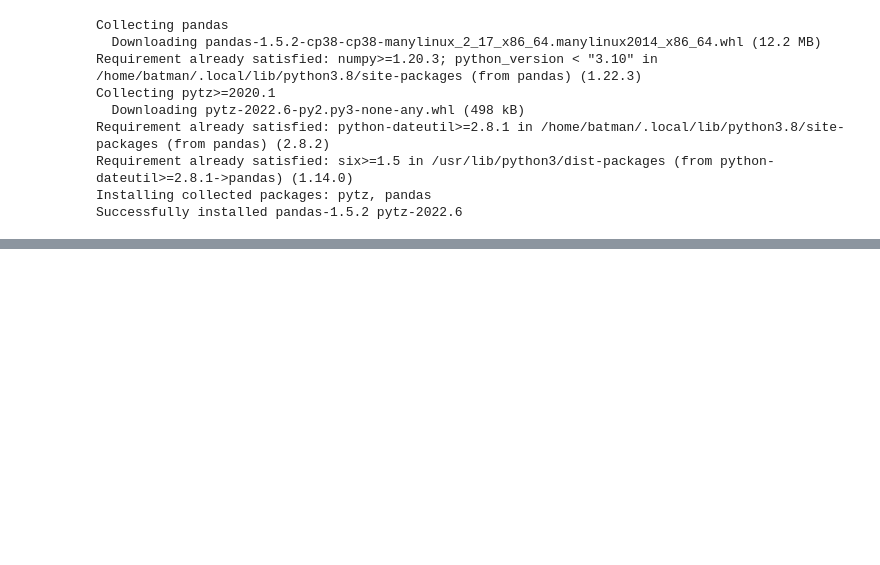
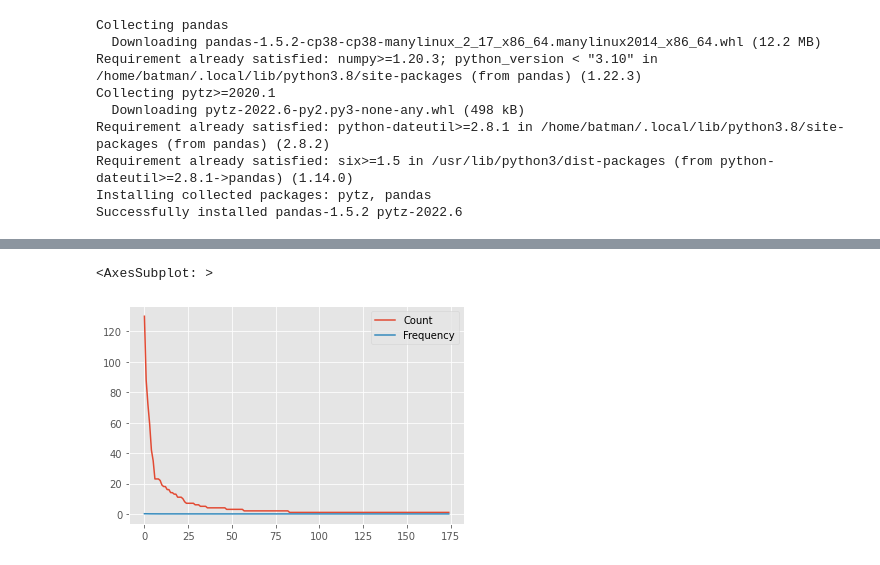
Before and after one commit to jonathanbff/bioninfoFMRP, a Jupyter notebook: LD_Analysis/countrydata.ipynb, the cells around one changed output, grey strips where cells are left out. Saved outputs shown, nothing was run; the diff lists cells and outputs as text; code cells hidden in the pictures; blank space fills up the shorter version.

```diff
--- a/LD_Analysis/countrydata.ipynb
+++ b/LD_Analysis/countrydata.ipynb
@@ -31,0 +33,7 @@ usagens
+# %%
+#usagens.to_csv('usa.csv')
+usagensmoreone
+usagens.plot()
+# %% [output]
+<AxesSubplot: >
+[figure, added]
```
Also changed, not shown: parts of 6 cells of this notebook, 1 other file.
